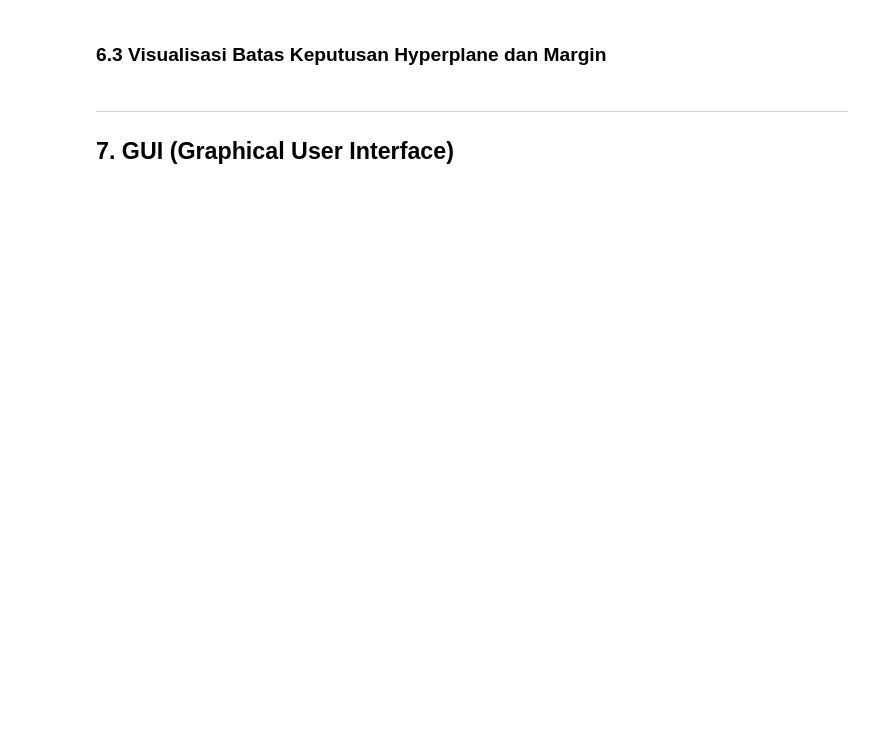
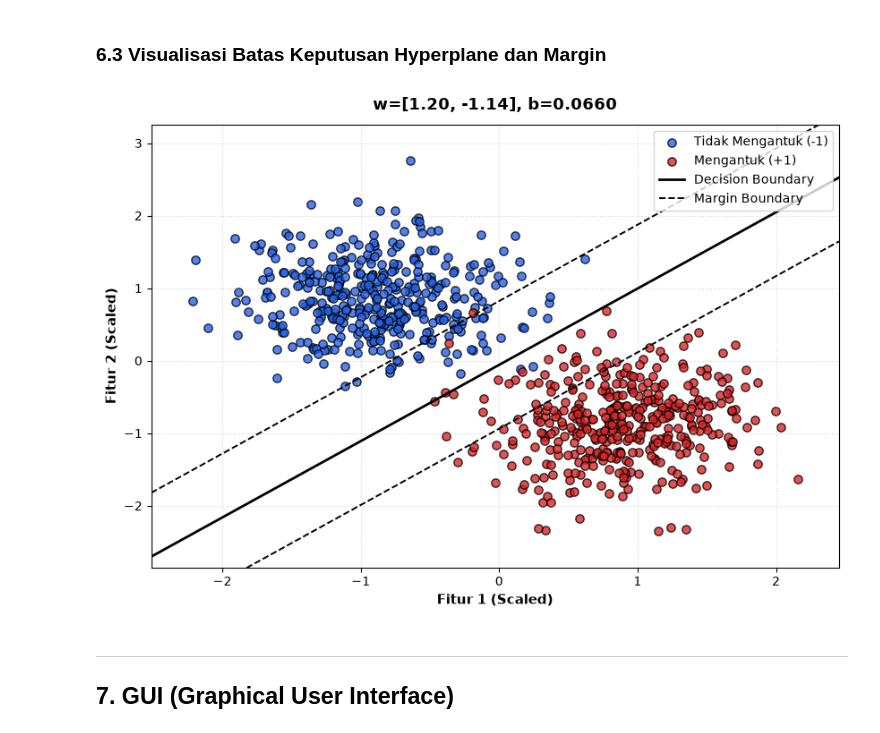
Before and after one commit to raplhy/Bootcamp-UBIG, a Jupyter notebook: Tugas17/Raw_Analysis.ipynb, the cells around one changed output. Saved outputs shown, nothing was run; the diff lists cells and outputs as text; code cells hidden in the pictures; blank space fills up the shorter version.

```diff
--- a/Tugas17/Raw_Analysis.ipynb
+++ b/Tugas17/Raw_Analysis.ipynb
@@ -274,42 +274,32 @@ plt.show()
 
 ### 5.1 Membangun Algoritma Support Vehicle Machine (SVM)
 # %%
-import numpy as np
-
 class SVM:
     def __init__(self, learning_rate=0.001, lambda_param=0.01, n_iters=1000):
-        self.learning_rate = learning_rate
+        self.lr = learning_rate
         self.lambda_param = lambda_param
         self.n_iters = n_iters
         self.w = None
         self.b = None
 
     def fit(self, X, y):
-        X = np.asarray(X, dtype=float)
-        y = np.asarray(y)
-        n_samples, n_features = X.shape
-
+        X = np.array(X)
         y_ = np.where(y <= 0, -1, 1)
+        n_features = X.shape
 
         self.w = np.zeros(n_features)
-        self.b = 0.0
+        self.b = 0
 
         for _ in range(self.n_iters):
             for idx, x_i in enumerate(X):
                 condition = y_[idx] * (np.dot(x_i, self.w) - self.b) >= 1
-
                 if condition:
-                    self.w -= self.learning_rate * (2 * self.lambda_param * self.w)
+                    self.w -= self.lr * (2 * self.lambda_param * self.w)
                 else:
-                    self.w -= self.learning_rate * (2 * self.lambda_param * self.w - np.dot(x_i, y_[idx]))
-                    self.b -= self.learning_rate * y_[idx]
-
-    def decision(self, X):
-        X = np.asarray(X, dtype=float)
-        return np.dot(X, self.w) - self.b
+                    self.w -= self.lr * (2 * self.lambda_param * self.w - np.dot(x_i, y_[idx]))
+                    self.b -= self.lr * y_[idx]
 
     def predict(self, X):
-        X = np.asarray(X, dtype=float)
         approx = np.dot(X, self.w) - self.b
         return np.where(approx >= 0, 1, -1)
 # %% [markdown]
@@ -437,34 +452,36 @@ y_visualisasi = np.where(np.asarray(y_train) <= 0, -1, 1)
 
 tidak_kantuk = (y_visualisasi == -1)
 mask_kantuk = (y_visualisasi == 1)
 
 ax.scatter(X_visualisasi[tidak_kantuk, 0], X_visualisasi[tidak_kantuk, 1], c="#2563eb", edgecolors="k", s=45, alpha=0.8, label="Tidak Mengantuk (-1)")
 
 ax.scatter(X_visualisasi[mask_kantuk, 0], X_visualisasi[mask_kantuk, 1], c="#dc2626", edgecolors="k", s=45, alpha=0.8, label="Mengantuk (+1)")
 
 x0_min, x0_max = X_visualisasi[:, 0].min() - 0.3, X_visualisasi[:, 0].max() + 0.3
 x0_values = np.linspace(x0_min, x0_max, 200)
 
 x1_decision = hyperplane_value(x0_values, model_svm.w, model_svm.b, 0)
 x1_margin_positif = hyperplane_value(x0_values, model_svm.w, model_svm.b, 1)
 x1_margin_negatif = hyperplane_value(x0_values, model_svm.w, model_svm.b, -1)
 
 ax.plot(x0_values, x1_decision, "k-", lw=2, label="Decision Boundary ")
 ax.plot(x0_values, x1_margin_positif, "k--", lw=1.4, label="Margin Boundary ")
 ax.plot(x0_values, x1_margin_negatif, "k--", lw=1.4)
 
 x1_min, x1_max = X_visualisasi[:, 1].min() - 0.5, X_visualisasi[:, 1].max() + 0.5
 ax.set_xlim(x0_min, x0_max)
 ax.set_ylim(x1_min, x1_max)
 
-ax.set_title(f"SVM Scratch: w=[{model_svm.w[0]:.2f}, {model_svm.w[1]:.2f}], b={model_svm.b:.4f}", fontsize=13, fontweight="bold", pad=12)
+ax.set_title(f"w=[{model_svm.w[0]:.2f}, {model_svm.w[1]:.2f}], b={model_svm.b:.4f}", fontsize=13, fontweight="bold", pad=12)
 ax.set_xlabel("Fitur 1 (Scaled)", fontsize=11, fontweight="bold")
 ax.set_ylabel("Fitur 2 (Scaled)", fontsize=11, fontweight="bold")
 ax.legend(loc="upper right", frameon=True)
 ax.grid(True, linestyle=":", alpha=0.5)
 
 plt.tight_layout()
 plt.show()
+# %% [output]
+[figure, added]
 # %% [markdown]
 ---
 
```
Also changed, not shown: parts of 6 cells of this notebook, 3 other files.
